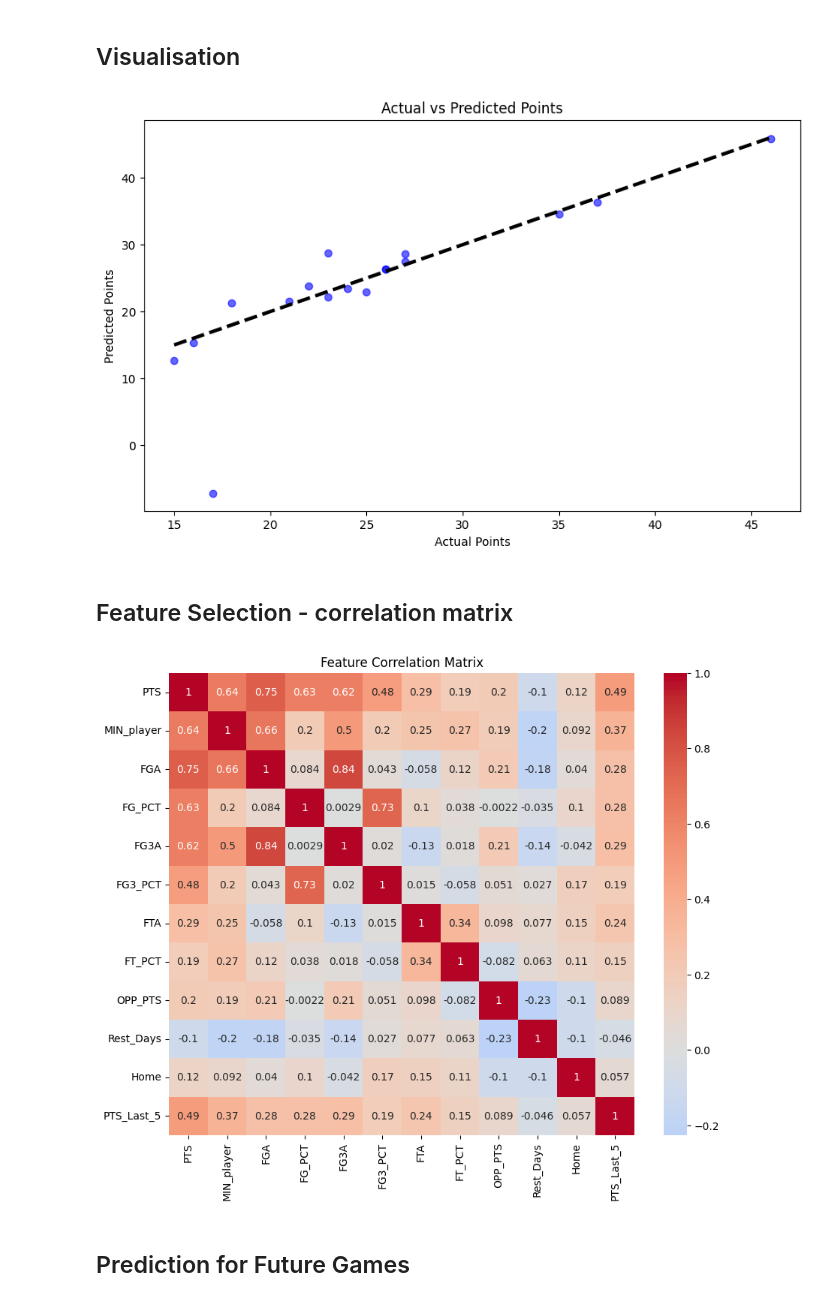
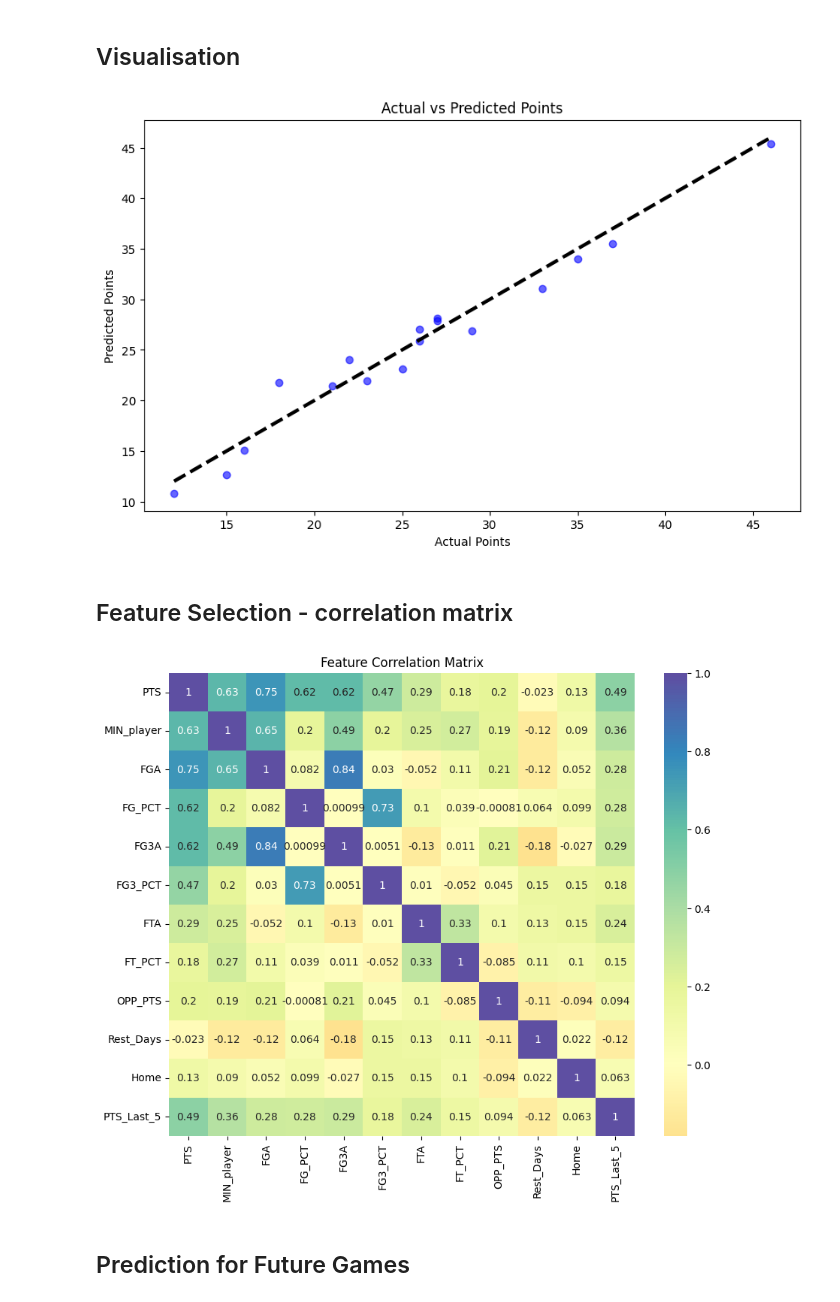
Before and after one commit to JamieYau/nba-analytics-app, a Jupyter notebook: backend/nba_predictive_model.ipynb, the cells around one changed output. Saved outputs shown, nothing was run; the diff lists cells and outputs as text; code cells hidden in the pictures.

```diff
--- a/backend/nba_predictive_model.ipynb
+++ b/backend/nba_predictive_model.ipynb
@@ -3,8 +177,5 @@
 # %%
-from nba_api.stats.endpoints import playergamelog
-from nba_api.stats.endpoints import leaguedashteamstats
-import pandas as pd
-import logging
+
 
 # Configure logging
 logging.basicConfig(filename='data_processing.log', level=logging.INFO, format='%(asctime)s - %(levelname)s - %(message)s')
@@ -65,7 +236,7 @@ combined_df.sort_values('GAME_DATE', inplace=True)
 combined_df['PTS_Last_5'] = combined_df['PTS'].rolling(window=5).mean()
 
 # Calculate rest days
-combined_df['Rest_Days'] = combined_df['GAME_DATE'].diff().dt.days
+combined_df['Rest_Days'] = combined_df['GAME_DATE'].diff().dt.days.clip(upper=7)
 combined_df['Rest_Days'] = combined_df['Rest_Days'].fillna(0)
 
 
@@ -83,8 +254,6 @@ features = [
     'opponent_id', # Opponent team id
     'OPP_PTS',     # Opponent defense vs position
     'OPP_FG_PCT',  # Opponent field goal percent
-    'OPP_REB',     # Opponent rebounds vs position
-    'OPP_AST'      # Opponent assists vs position
 ]
 target = 'PTS'
 
@@ -164,36 +335,36 @@ plt.ylabel('Predicted Points')
 plt.title('Actual vs Predicted Points')
 plt.show()
 # %% [output]
-[figure, old version]
+[figure, new version]
 # %% [markdown]
 ## Feature Selection - correlation matrix
 # %%
 import seaborn as sns
 # Select relevant features for scoring prediction
 features_to_check = [
     'PTS',  # Target variable
     'MIN_player',  # Minutes played
     'FGA',  # Field goal attempts
     'FG_PCT',  # Field goal percentage
     'FG3A',  # 3-point attempts
     'FG3_PCT',  # 3-point percentage
     'FTA',  # Free throw attempts
     'FT_PCT',  # Free throw percentage
     'OPP_PTS',  # Opponent points
     'Rest_Days',  # Days of rest
     'Home',  # Home/Away
     'PTS_Last_5'  # Last 5 games scoring average
 ]
 
 correlation_matrix = combined_df[features_to_check].corr()
 
 #create heatmap
 plt.figure(figsize=(10, 8))
-sns.heatmap(correlation_matrix, annot=True, cmap='coolwarm', center=0)
+sns.heatmap(correlation_matrix, annot=True, cmap='Spectral', center=0)
 plt.title('Feature Correlation Matrix')
 plt.show()
 # %% [output]
-[figure, old version]
+[figure, new version]
 # %% [markdown]
 ## Prediction for Future Games
 # %%
```
Also changed, not shown: parts of 4 cells of this notebook, 42 other files.
